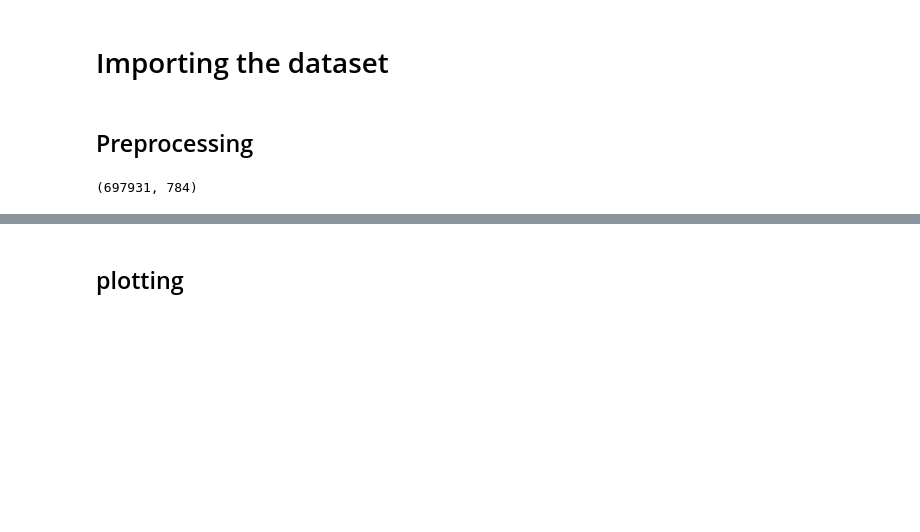
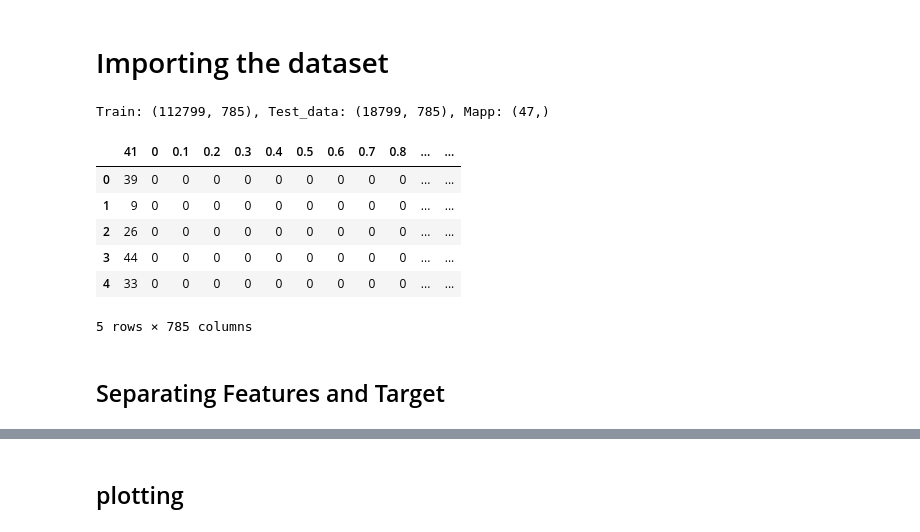
Before and after one commit to LiamCafffrey/HandWrittenTextInterpreter, a Jupyter notebook: notebooks/Nico_emnistdataset.ipynb, the cells around one changed output, grey strips where cells are left out. Saved outputs shown, nothing was run; the diff lists cells and outputs as text; code cells hidden in the pictures; blank space fills up the shorter version.

```diff
--- a/notebooks/Nico_emnistdataset.ipynb
+++ b/notebooks/Nico_emnistdataset.ipynb
@@ -2,10 +2,22 @@
 # Importing the dataset
 # %%
 import pandas as pd
+import numpy as np
+import matplotlib.pyplot as plt
 
 
-train_data = pd.read_csv("../raw_data/dataemnist/emnist-byclass-train.csv")
+from sklearn.model_selection import train_test_split
+import cv2
 
-test_data = pd.read_csv("../raw_data/dataemnist/emnist-byclass-test.csv")
+#keras
+from keras.models import Sequential
+from keras.layers import Dense, Dropout, Flatten
+from keras.layers import Conv2D, MaxPooling2D,AveragePooling2D
+from keras.utils import np_utils
+import sklearn.metrics as metrics
 
-mapp = pd.read_csv("../raw_data/dataemnist/emnist-byclass-mapping.txt", delimiter = ' ',index_col=0, header=None, squeeze=True)
+train_data = pd.read_csv("../raw_data/dataemnist/emnist-balanced-train.csv", delimiter = ',')
+
+test_data = pd.read_csv("../raw_data/dataemnist/emnist-balanced-test.csv", delimiter = ',')
+
+mapp = pd.read_csv("../raw_data/dataemnist/emnist-balanced-mapping.txt", delimiter = ' ',index_col=0, header=None, squeeze=True)
@@ -15,2 +24,16 @@ import matplotlib.pyplot as plt
-# %% [markdown]
-## Preprocessing
+# %%
+print("Train: %s, Test_data: %s, Mapp: %s" %(train_data.shape, test_data.shape, mapp.shape))
+# %% [output]
+Train: (112799, 785), Test_data: (18799, 785), Mapp: (47,)
+# %%
+test_data.head()
+# %% [output]
+|  | 41 | 0 | 0.1 | 0.2 | 0.3 | 0.4 | 0.5 | 0.6 | 0.7 | 0.8 | ... | ... |
+| 0 | 39 | 0 | 0 | 0 | 0 | 0 | 0 | 0 | 0 | 0 | ... | ... |
+| 1 | 9 | 0 | 0 | 0 | 0 | 0 | 0 | 0 | 0 | 0 | ... | ... |
+| 2 | 26 | 0 | 0 | 0 | 0 | 0 | 0 | 0 | 0 | 0 | ... | ... |
+| 3 | 44 | 0 | 0 | 0 | 0 | 0 | 0 | 0 | 0 | 0 | ... | ... |
+| 4 | 33 | 0 | 0 | 0 | 0 | 0 | 0 | 0 | 0 | 0 | ... | ... |
+5 rows × 785 columns
+# %% [markdown]
+## Separating Features and Target
@@ -20,4 +53,0 @@ y_train = train_data.iloc[:,0]
-# %%
-X_train.shape
-# %% [output]
-(697931, 784)
```
Also changed, not shown: parts of 46 cells of this notebook, 3 other files.
